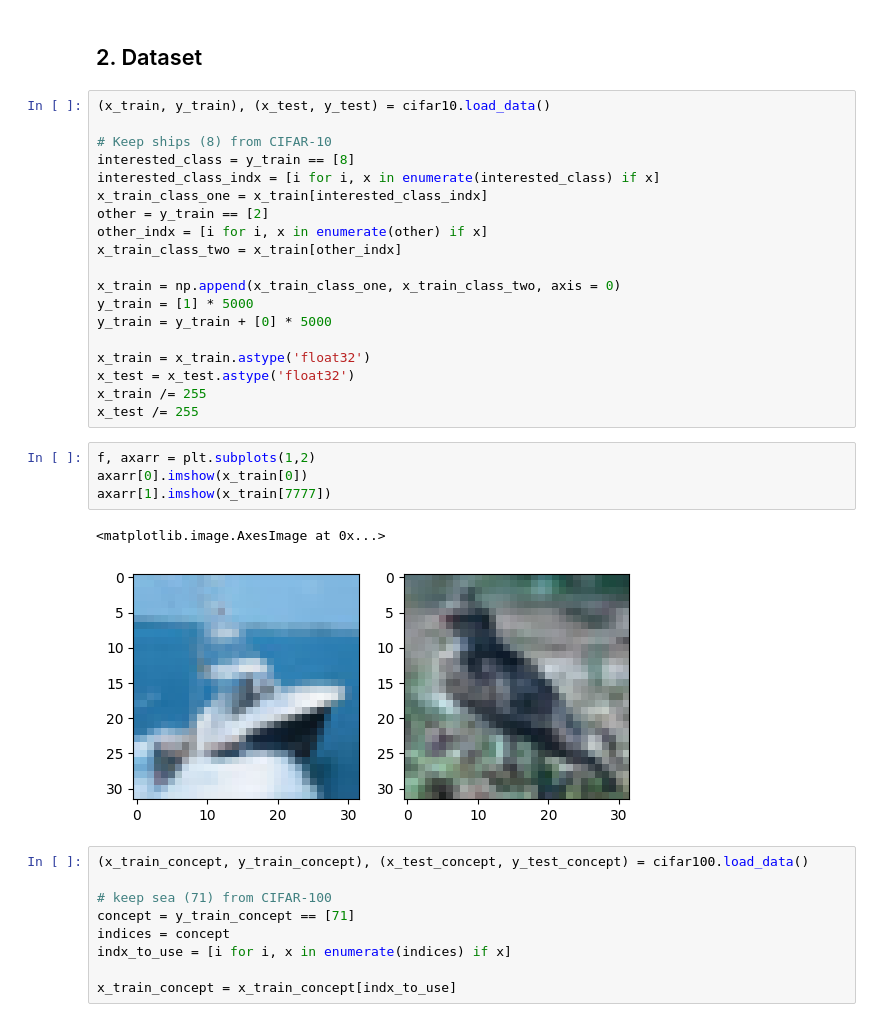
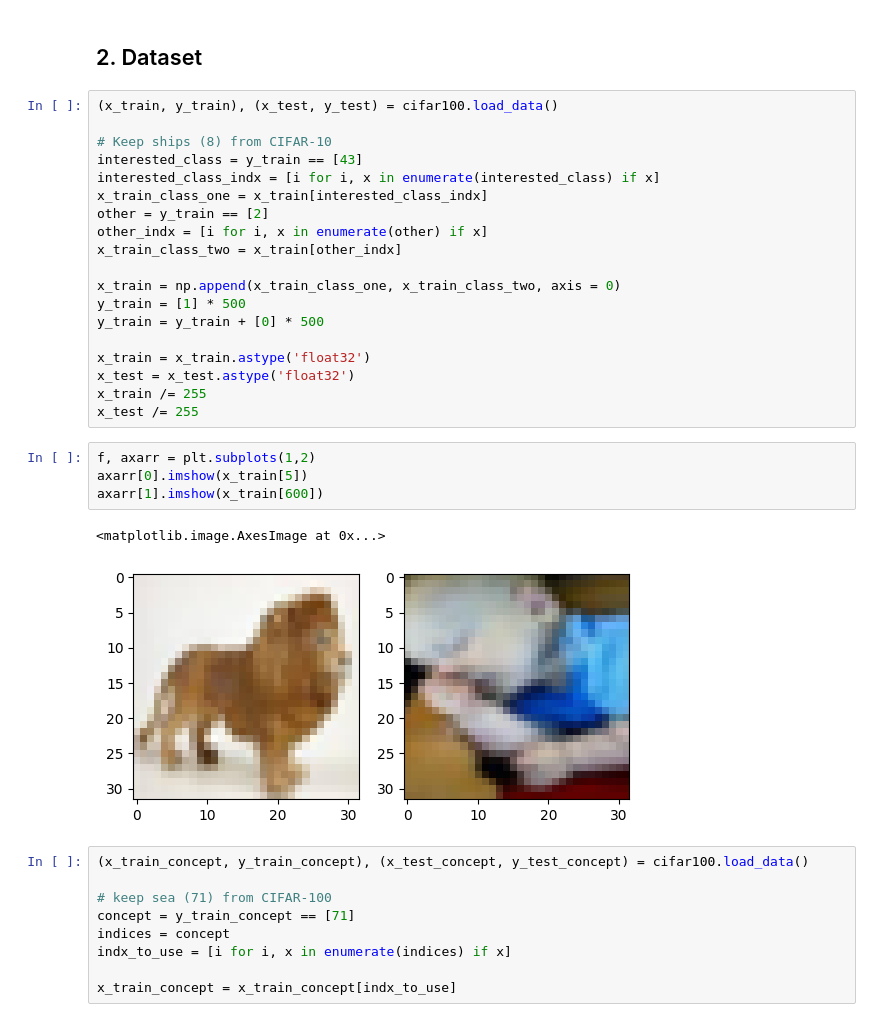
Before and after one commit to AmineBAA/Deep-Insights_Neural-Network, a Jupyter notebook: TCAV_CIFAR.ipynb, the cells around one changed output. Cells and saved outputs as stored; diff of their text form.

```diff
--- a/TCAV_CIFAR.ipynb
+++ b/TCAV_CIFAR.ipynb
@@ -65,10 +71,10 @@ np.random.seed(1996)
 # %% [markdown]
 ## 2. Dataset
 # %%
-(x_train, y_train), (x_test, y_test) = cifar10.load_data()
+(x_train, y_train), (x_test, y_test) = cifar100.load_data()
 
 # Keep ships (8) from CIFAR-10
-interested_class = y_train == [8]
+interested_class = y_train == [43]
 interested_class_indx = [i for i, x in enumerate(interested_class) if x]
 x_train_class_one = x_train[interested_class_indx]
 other = y_train == [2]
@@ -76,8 +82,8 @@ other_indx = [i for i, x in enumerate(other) if x]
 x_train_class_two = x_train[other_indx]
 
 x_train = np.append(x_train_class_one, x_train_class_two, axis = 0)
-y_train = [1] * 5000
-y_train = y_train + [0] * 5000
+y_train = [1] * 500
+y_train = y_train + [0] * 500
 
 x_train = x_train.astype('float32')
 x_test = x_test.astype('float32')
@@ -85,11 +91,11 @@ x_train /= 255
 x_test /= 255
 # %%
 f, axarr = plt.subplots(1,2)
-axarr[0].imshow(x_train[0])
-axarr[1].imshow(x_train[7777])
+axarr[0].imshow(x_train[5])
+axarr[1].imshow(x_train[600])
 # %% [output]
 <matplotlib.image.AxesImage at 0x...>
-[figure, old version]
+[figure, new version]
 # %%
 (x_train_concept, y_train_concept), (x_test_concept, y_test_concept) = cifar100.load_data()
 
```
Also changed, not shown: parts of 23 cells of this notebook.
